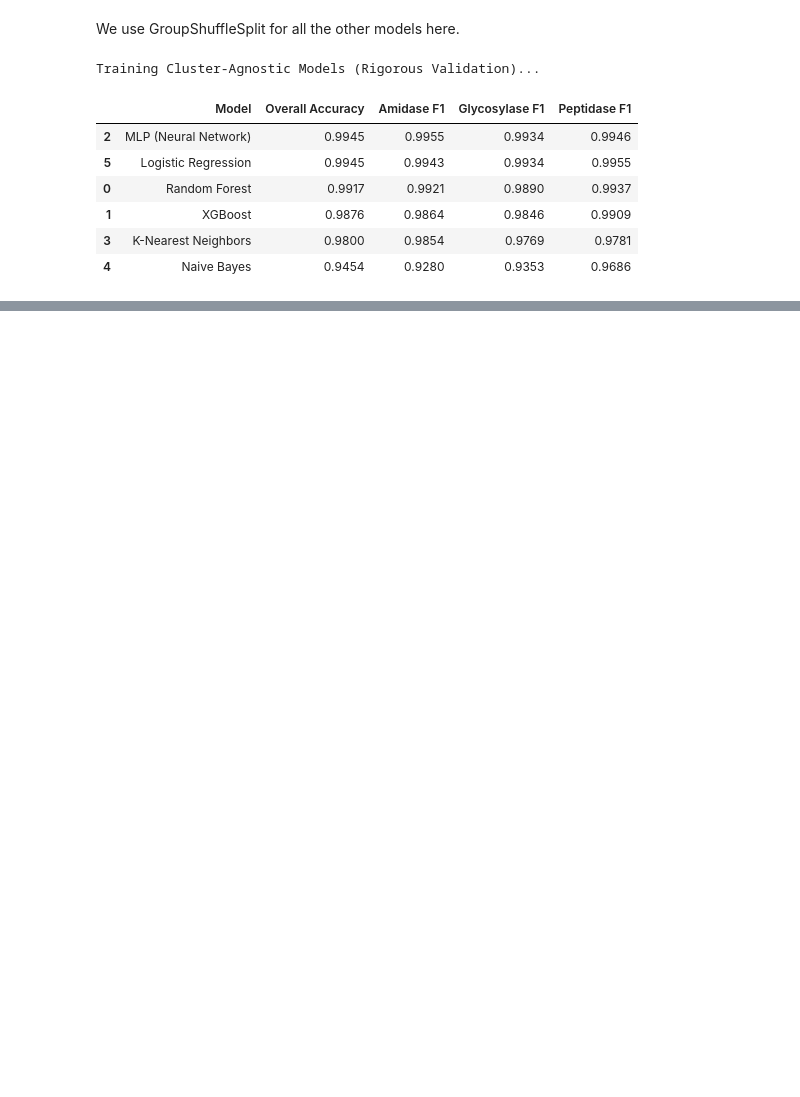
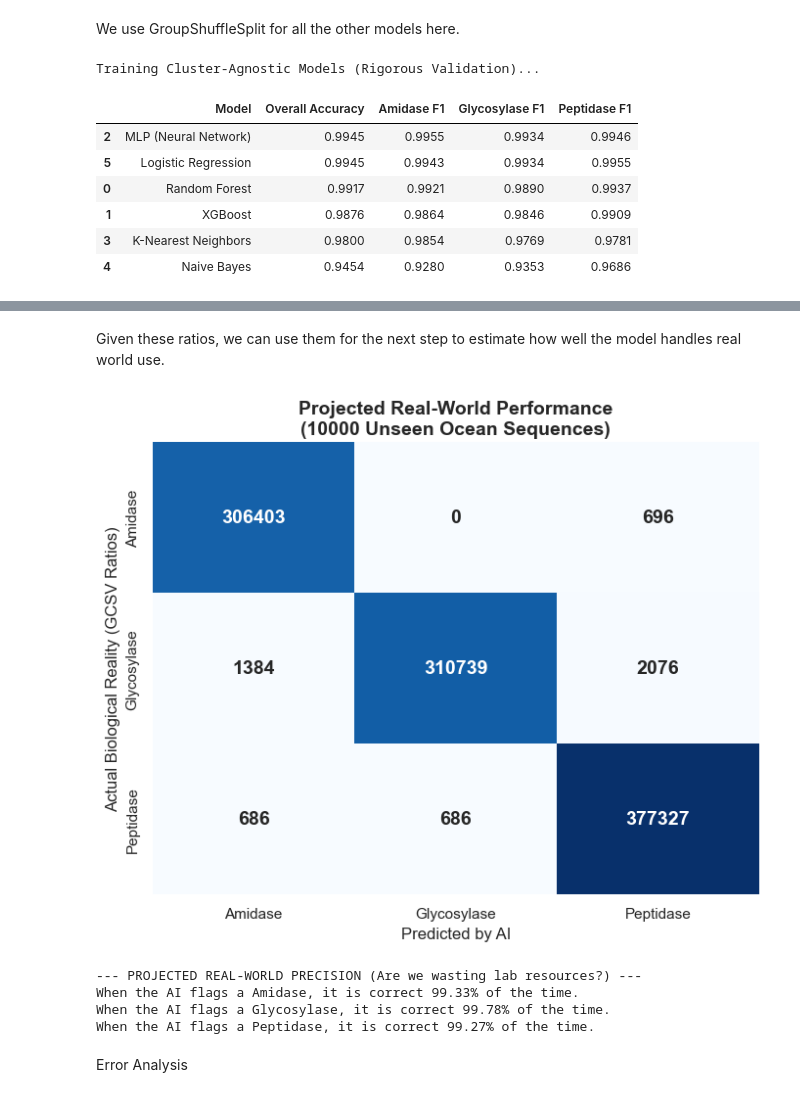
Before and after one commit to Criflar/phage-enzyme-classifier, a Jupyter notebook: phagelytic-esm.ipynb, the cells around one changed output, grey strips where cells are left out. Drawn from its saved outputs; the diff is of its cells as text; code cells hidden in the pictures; blank space fills up the shorter version.

```diff
--- a/phagelytic-esm.ipynb
+++ b/phagelytic-esm.ipynb
@@ -762,0 +1100,55 @@ Convergence achieved at iteration: 17
+# %% [markdown]
+Given these ratios, we can use them for the next step to estimate how well the model handles real world use.
+# %%
+import numpy as np
+import pandas as pd
+import seaborn as sns
+import matplotlib.pyplot as plt
+
+# 1. Set up of values
+gcsv_ratios = {
+    'Amidase': 30.71,
+    'Glycosylase': 31.42,
+    'Peptidase': 37.87
+}
+
+# 2. Extract the raw confusion matrix from the Champion model
+classes = le.classes_
+cm_normalized = cm.astype('float') / cm.sum(axis=1)[:, np.newaxis] # Convert to true positive/negative rates
+
+# 3. Project onto a hypothetical real-world deployment of 10,000 sequences
+deployment_size = 10000
+projected_cm = np.zeros_like(cm_normalized)
+
+for i, true_class in enumerate(classes):
+    # Calculate how many sequences of this class actually exist in the 10k sample
+    true_class_count = deployment_size * gcsv_ratios[true_class]
+    # Multiply by the model's true positive / false negative rates
+    projected_cm[i, :] = cm_normalized[i, :] * true_class_count
+
+# 4. Render the Projected Real-World Confusion Matrix
+plt.figure(figsize=(8, 6))
+sns.heatmap(projected_cm.astype(int), annot=True, fmt='d', cmap='Blues',
+            xticklabels=classes, yticklabels=classes,
+            cbar=False, annot_kws={"size": 14, "weight": "bold"})
+
+plt.title(f'Projected Real-World Performance\n({deployment_size} Unseen Ocean Sequences)', fontsize=14, fontweight='bold')
+plt.xlabel('Predicted by AI', fontsize=12)
+plt.ylabel('Actual Biological Reality (GCSV Ratios)', fontsize=12)
+plt.show()
+
+# 5. Calculate Deployment Precision (How much of our "discovered" enzymes are real?)
+print("--- PROJECTED REAL-WORLD PRECISION ---")
+for i, predicted_class in enumerate(classes):
+    true_positives = projected_cm[i, i]
+    total_predicted = projected_cm[:, i].sum()
+    deployment_precision = true_positives / total_predicted if total_predicted > 0 else 0
+    print(f"When the AI flags a {predicted_class}, it is correct {deployment_precision*100:.2f}% of the time.")
+# %% [output]
+[figure, added]
+--- PROJECTED REAL-WORLD PRECISION (Are we wasting lab resources?) ---
+When the AI flags a Amidase, it is correct 99.33% of the time.
+When the AI flags a Glycosylase, it is correct 99.78% of the time.
+When the AI flags a Peptidase, it is correct 99.27% of the time.
+# %% [markdown]
+Error Analysis
```
Also changed, not shown: parts of 26 cells of this notebook, 11 other files.
